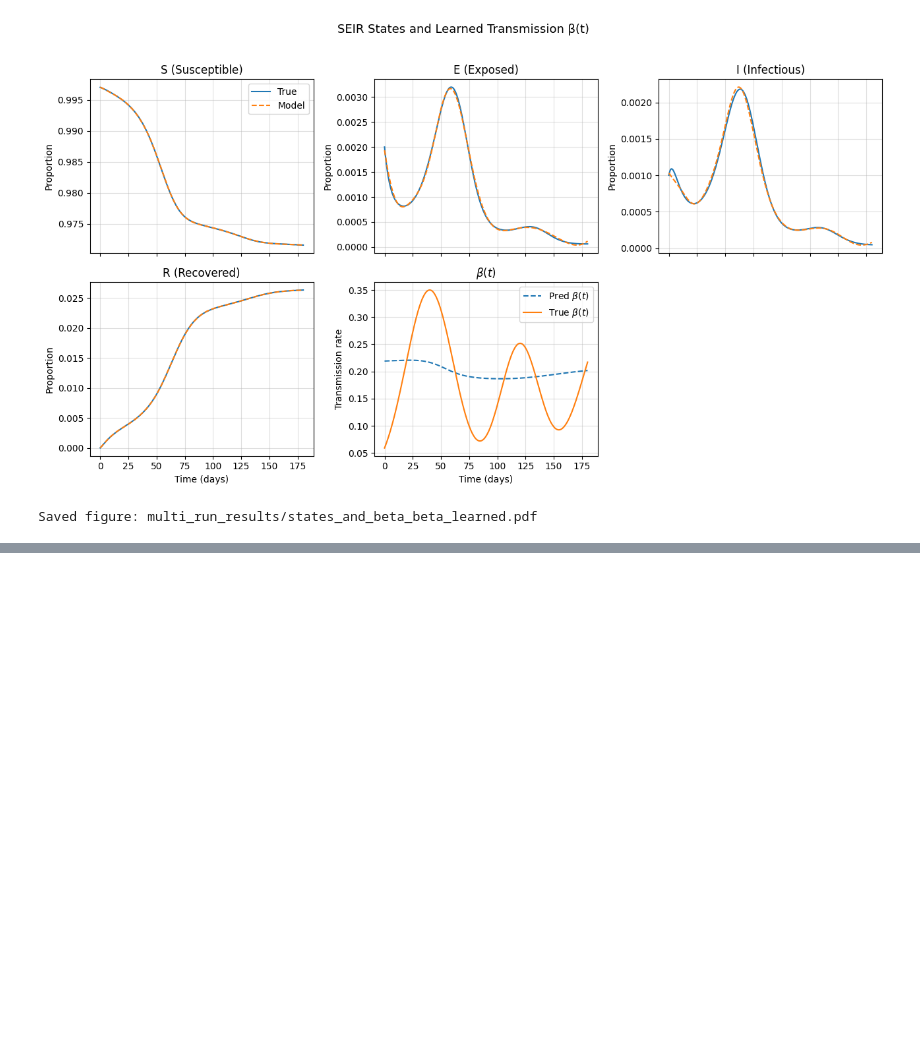
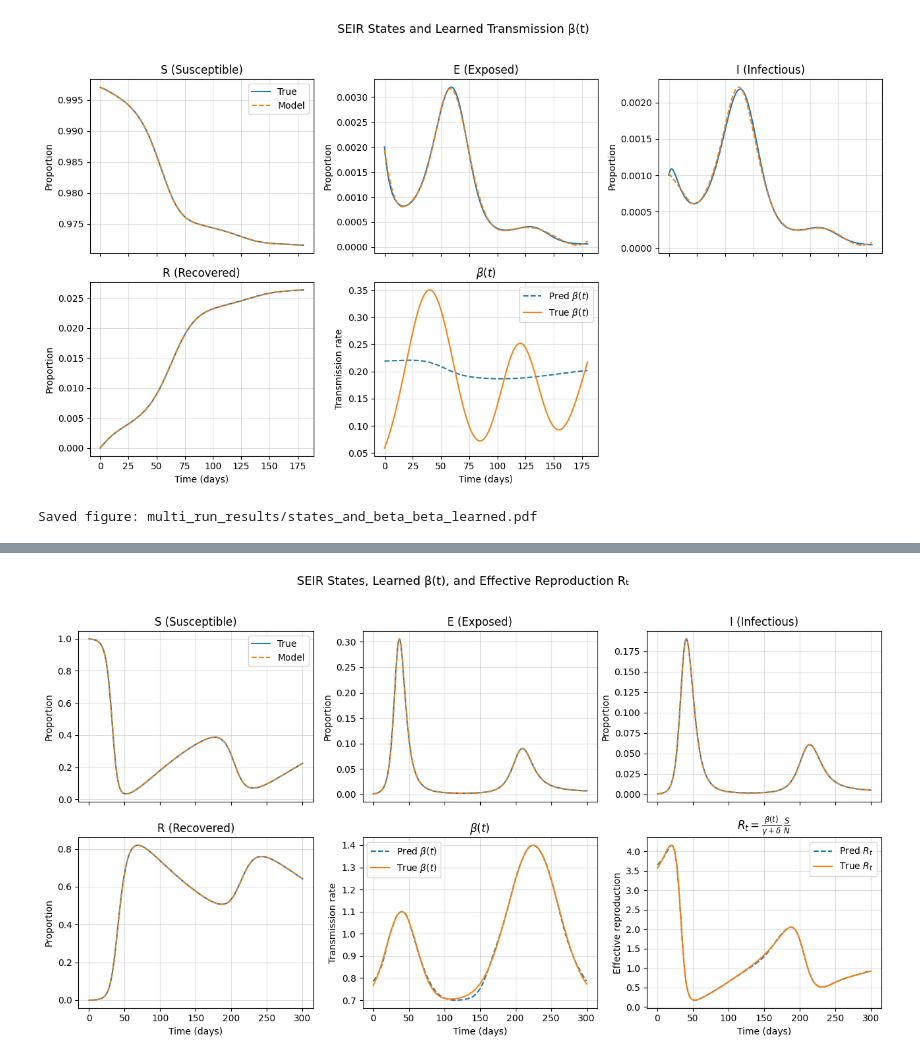
Before and after one commit to Nahmadid/EPINs, a Jupyter notebook: EPINNs.ipynb, the cells around one changed output, grey strips where cells are left out. Cells and saved outputs as stored; diff of their text form; code cells hidden in the pictures; blank space fills up the shorter version.

```diff
--- a/EPINNs.ipynb
+++ b/EPINNs.ipynb
@@ -1611,0 +2206,90 @@ Saved figure: multi_run_results/states_and_beta_beta_learned.pdf
+# %%
+# --------------------------------------------
+# (F) Plotting (S, E, I, R, and beta in one figure)
+# --------------------------------------------
+# --------------------------------------------
+# (F) Plotting (S, E, I, R, beta, and Rt)
+# --------------------------------------------
+def plot_states_and_beta(params, t_data, data, scale_factor, run_id, beta_true=None):
+    # SEIR constants used in both data gen and PINN ODEs
+    gamma = 1 / 5.0
+    delta = 0.015
+
+    # Predict all 5 outputs: [S, E, I, R, beta_raw]
+    pred_all = fwd(params, jnp.asarray(t_data).reshape(-1, 1))  # (T,5)
+    beta_pred = jax.nn.softplus(pred_all[:, 4])                 # (T,)
+
+    # Convert to numpy for matplotlib
+    t_np = np.asarray(t_data)
+    pred_np = np.asarray(pred_all)                              # (T,5)
+    beta_pred_np = np.asarray(beta_pred)                        # (T,)
+
+    # Prepare scaled states (real scale) for TRUE and PRED
+    sf = np.asarray(scale_factor).reshape(1, -1)                # (1,4) for broadcasting
+    true_states = np.asarray(data) * sf                         # (T,4)
+    pred_states = pred_np[:, :4] * sf                           # (T,4)
+
+    # Compute Rt (predicted)
+    S_pred = pred_states[:, 0]
+    N_pred = np.clip(np.sum(pred_states, axis=1), 1e-12, np.inf)
+    Rt_pred = (beta_pred_np / (gamma + delta)) * (S_pred / N_pred)
+
+    # Compute Rt (true) if beta_true available
+    Rt_true = None
+    if beta_true is not None:
+        S_true = true_states[:, 0]
+        N_true = np.clip(np.sum(true_states, axis=1), 1e-12, np.inf)
+        Rt_true = (np.asarray(beta_true) / (gamma + delta)) * (S_true / N_true)
+
+    # 2x3 grid: S, E, I, R, beta, Rt
+    fig, axs = plt.subplots(2, 3, figsize=(13, 7), sharex=True)
+    axs = axs.flatten()
+    names = ["S (Susceptible)", "E (Exposed)", "I (Infectious)", "R (Recovered)"]
+
+    # Plot S, E, I, R
+    for i in range(4):
+        axs[i].plot(t_np, true_states[:, i], label='True', linewidth=1.5)
+        axs[i].plot(t_np, pred_states[:, i], '--', label='Model', linewidth=1.5)
+        axs[i].set_title(names[i])
+        axs[i].set_ylabel("Proportion")
+        axs[i].grid(True, alpha=0.4)
+        if i == 0:
+            axs[i].legend()
+
+    # Plot beta(t)
+    axb = axs[4]
+    axb.plot(t_np, beta_pred_np, '--', label=r'Pred $\beta(t)$', linewidth=1.5)
+    if beta_true is not None:
+        axb.plot(t_np, np.asarray(beta_true), label=r'True $\beta(t)$', linewidth=1.5)
+    axb.set_title(r"$\beta(t)$")
+    axb.set_xlabel("Time (days)")
+    axb.set_ylabel("Transmission rate")
+    axb.grid(True, alpha=0.4)
+    axb.legend()
+
+    # Plot Rt
+    axr = axs[5]
+    axr.plot(t_np, Rt_pred, '--', label=r'Pred $R_t$', linewidth=1.5)
+    if Rt_true is not None:
+        axr.plot(t_np, Rt_true, label=r'True $R_t$', linewidth=1.5)
+    axr.set_title(r"$R_t = \frac{\beta(t)}{\gamma+\delta}\,\frac{S}{N}$")
+    axr.set_xlabel("Time (days)")
+    axr.set_ylabel("Effective reproduction")
+    axr.grid(True, alpha=0.4)
+    axr.legend()
+
+    # Shared x-labels
+    axs[3].set_xlabel("Time (days)")
+
+    fig.suptitle("SEIR States, Learned β(t), and Effective Reproduction Rₜ", y=1.02, fontsize=13)
+    fig.tight_layout()
+    os.makedirs("multi_run_results", exist_ok=True)
+    out = f"multi_run_results/states_beta_rt_{run_id}.pdf"
+    plt.savefig(out)
+    plt.show()
+    print(f"Saved figure: {out}")
+
+
+plot_states_and_beta(trained, t_data, data, max_scl, run_id="beta_learned", beta_true=beta_true)
+# %% [output]
+[figure, added]
```
Also changed, not shown: parts of 29 cells of this notebook.
